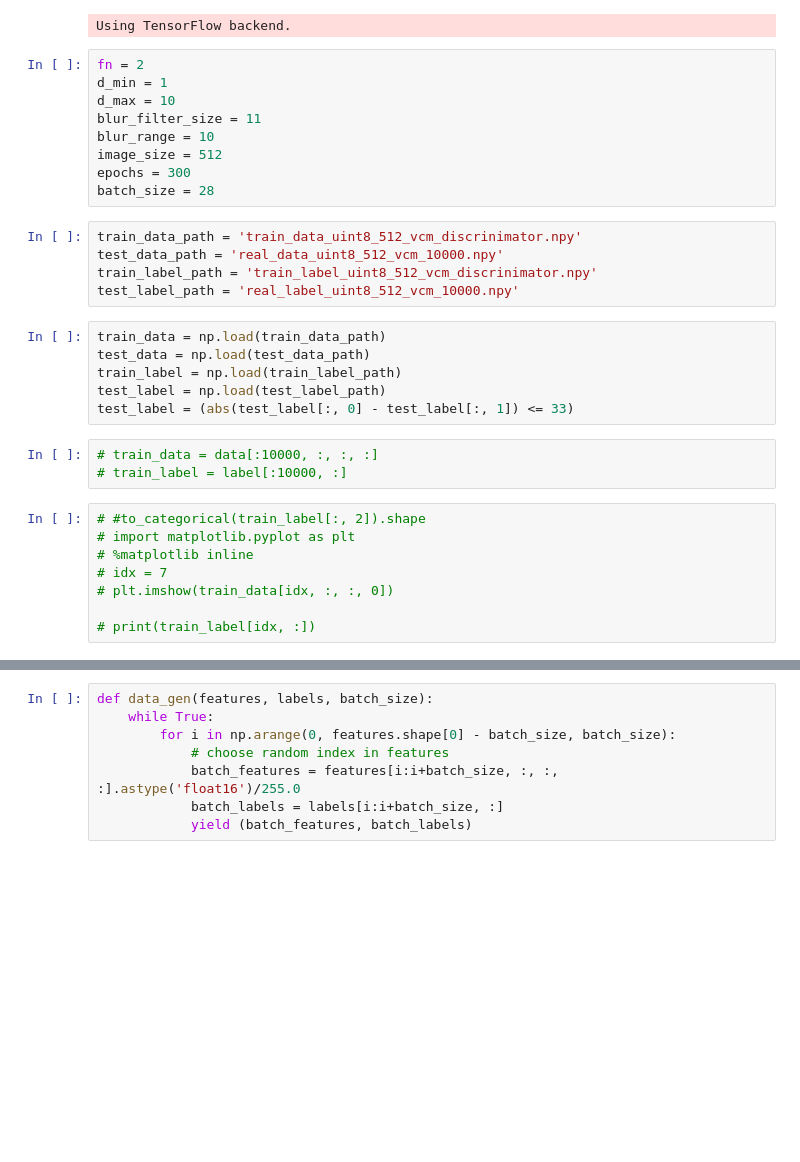
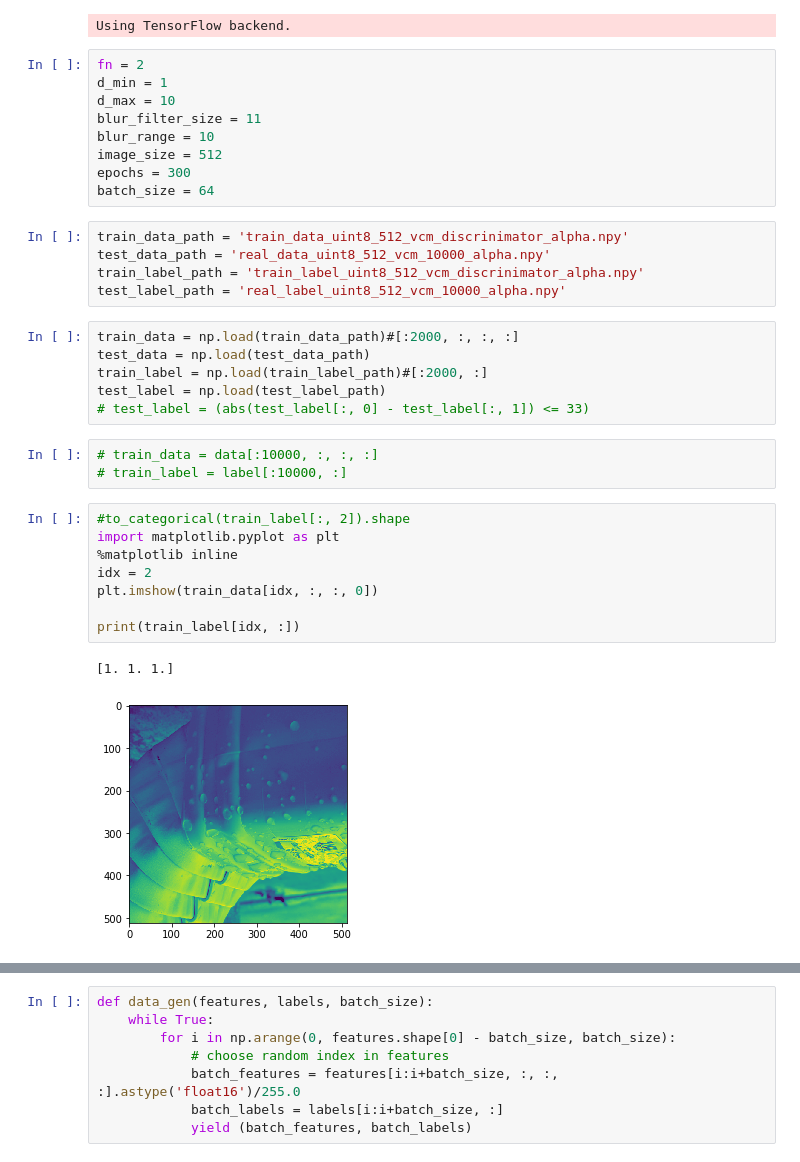
Before and after one commit to cianhwang/autofocusVCM, a Jupyter notebook: disnet.ipynb, the cells around one changed output, grey strips where cells are left out. Saved outputs shown, nothing was run; the diff lists cells and outputs as text; blank space fills up the shorter version.

```diff
--- a/disnet.ipynb
+++ b/disnet.ipynb
@@ -37,27 +37,30 @@ blur_filter_size = 11
 blur_range = 10
 image_size = 512
 epochs = 300
-batch_size = 28
+batch_size = 64
 # %%
-train_data_path = 'train_data_uint8_512_vcm_discrinimator.npy'
-test_data_path = 'real_data_uint8_512_vcm_10000.npy'
-train_label_path = 'train_label_uint8_512_vcm_discrinimator.npy'
-test_label_path = 'real_label_uint8_512_vcm_10000.npy'
+train_data_path = 'train_data_uint8_512_vcm_discrinimator_alpha.npy'
+test_data_path = 'real_data_uint8_512_vcm_10000_alpha.npy'
+train_label_path = 'train_label_uint8_512_vcm_discrinimator_alpha.npy'
+test_label_path = 'real_label_uint8_512_vcm_10000_alpha.npy'
 # %%
-train_data = np.load(train_data_path)
+train_data = np.load(train_data_path)#[:2000, :, :, :]
 test_data = np.load(test_data_path)
-train_label = np.load(train_label_path)
+train_label = np.load(train_label_path)#[:2000, :]
 test_label = np.load(test_label_path)
-test_label = (abs(test_label[:, 0] - test_label[:, 1]) <= 33)
+# test_label = (abs(test_label[:, 0] - test_label[:, 1]) <= 33)
 # %%
 # train_data = data[:10000, :, :, :]
 # train_label = label[:10000, :]
 # %%
-# #to_categorical(train_label[:, 2]).shape
-# import matplotlib.pyplot as plt
-# %matplotlib inline
-# idx = 7
-# plt.imshow(train_data[idx, :, :, 0])
+#to_categorical(train_label[:, 2]).shape
+import matplotlib.pyplot as plt
+%matplotlib inline
+idx = 2
+plt.imshow(train_data[idx, :, :, 0])
 
-# print(train_label[idx, :])
+print(train_label[idx, :])
+# %% [output]
+[1. 1. 1.]
+[figure, added]
 # %%
```
Also changed, not shown: parts of 4 cells of this notebook, 4 other files.
